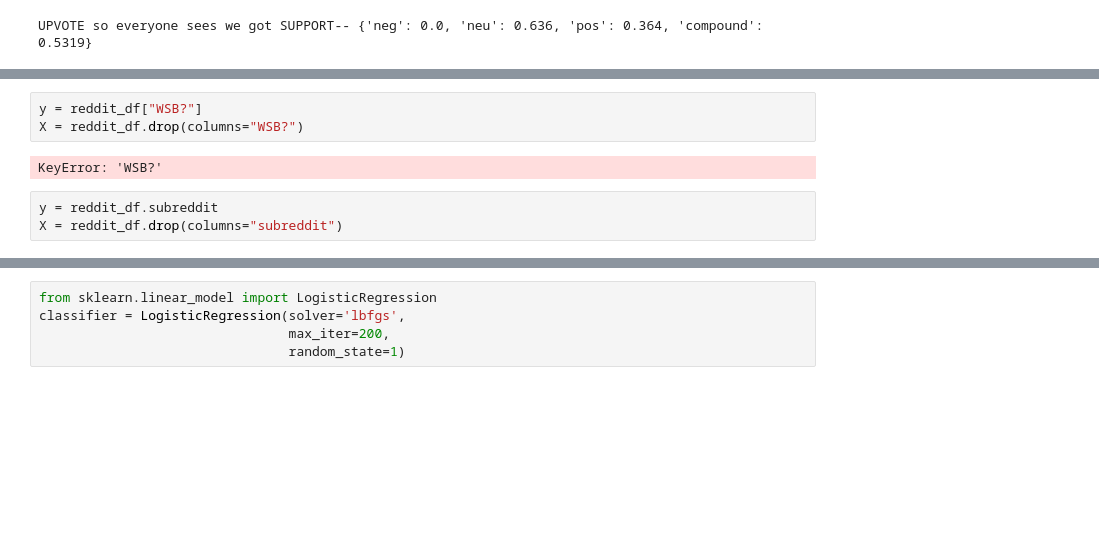
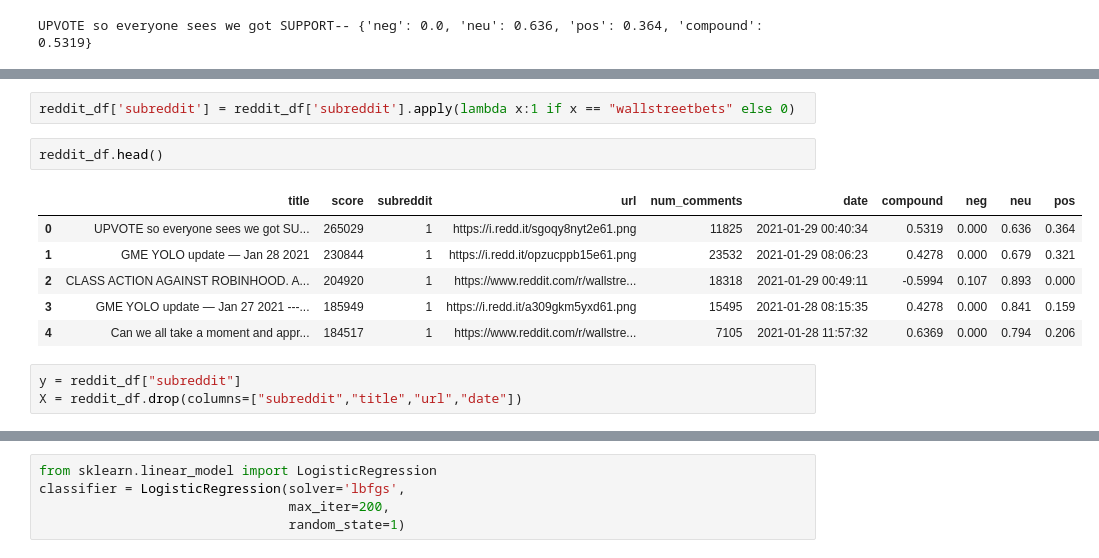
Before and after one commit to BooneyBeCoding/final_project, a Jupyter notebook: Reddit_VADER_MLM.ipynb, the cells around one changed output, grey strips where cells are left out. Drawn from its saved outputs; the diff is of its cells as text; blank space fills up the shorter version.

```diff
--- a/Reddit_VADER_MLM.ipynb
+++ b/Reddit_VADER_MLM.ipynb
@@ -115,14 +115,20 @@ reddit_df.head()
 | 2 | CLASS ACTION AGAINST ROBINHOOD. A... | 204920 | wallstreetbets | https://www.reddit.com/r/wallstre... | 18318 | 2021-01-29 00:49:11 | -0.5994 | 0.107 | 0.893 | 0.000 |
 | 3 | GME YOLO update — Jan 27 2021 ---... | 185949 | wallstreetbets | https://i.redd.it/a309gkm5yxd61.png | 15495 | 2021-01-28 08:15:35 | 0.4278 | 0.000 | 0.841 | 0.159 |
 | 4 | Can we all take a moment and appr... | 184517 | wallstreetbets | https://www.reddit.com/r/wallstre... | 7105 | 2021-01-28 11:57:32 | 0.6369 | 0.000 | 0.794 | 0.206 |
+# %%
+reddit_df['subreddit'] = reddit_df['subreddit'].apply(lambda x:1 if x == "wallstreetbets" else 0)
+# %%
+reddit_df.head()
+# %% [output]
+|  | title | score | subreddit | url | num_comments | date | compound | neg | neu | pos |
+| 0 | UPVOTE so everyone sees we got SU... | 265029 | 1 | https://i.redd.it/sgoqy8nyt2e61.png | 11825 | 2021-01-29 00:40:34 | 0.5319 | 0.000 | 0.636 | 0.364 |
+| 1 | GME YOLO update — Jan 28 2021 | 230844 | 1 | https://i.redd.it/opzucppb15e61.png | 23532 | 2021-01-29 08:06:23 | 0.4278 | 0.000 | 0.679 | 0.321 |
+| 2 | CLASS ACTION AGAINST ROBINHOOD. A... | 204920 | 1 | https://www.reddit.com/r/wallstre... | 18318 | 2021-01-29 00:49:11 | -0.5994 | 0.107 | 0.893 | 0.000 |
+| 3 | GME YOLO update — Jan 27 2021 ---... | 185949 | 1 | https://i.redd.it/a309gkm5yxd61.png | 15495 | 2021-01-28 08:15:35 | 0.4278 | 0.000 | 0.841 | 0.159 |
+| 4 | Can we all take a moment and appr... | 184517 | 1 | https://www.reddit.com/r/wallstre... | 7105 | 2021-01-28 11:57:32 | 0.6369 | 0.000 | 0.794 | 0.206 |
 # %%
-y = reddit_df["WSB?"]
-X = reddit_df.drop(columns="WSB?")
+y = reddit_df["subreddit"]
+X = reddit_df.drop(columns=["subreddit","title","url","date"])
-# %% [output]
-KeyError: 'WSB?'
-# %%
-y = reddit_df.subreddit
-X = reddit_df.drop(columns="subreddit")
 # %%
 from sklearn.model_selection import train_test_split
 
```
Also changed, not shown: parts of 5 cells of this notebook.
